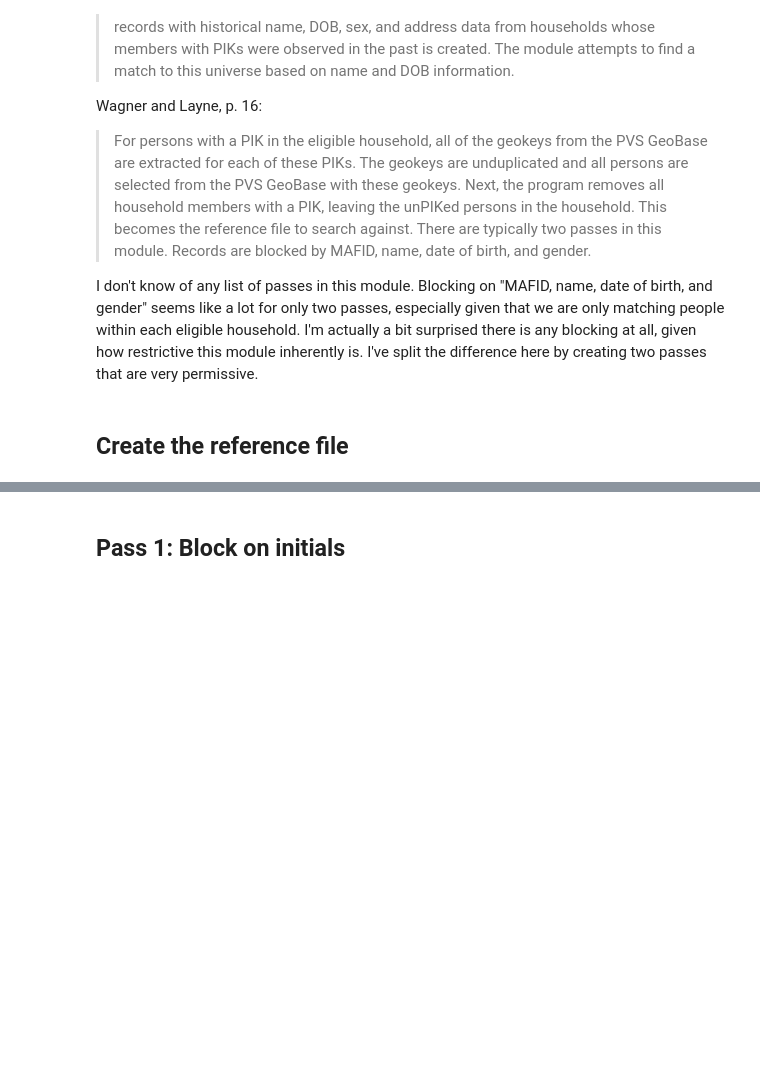
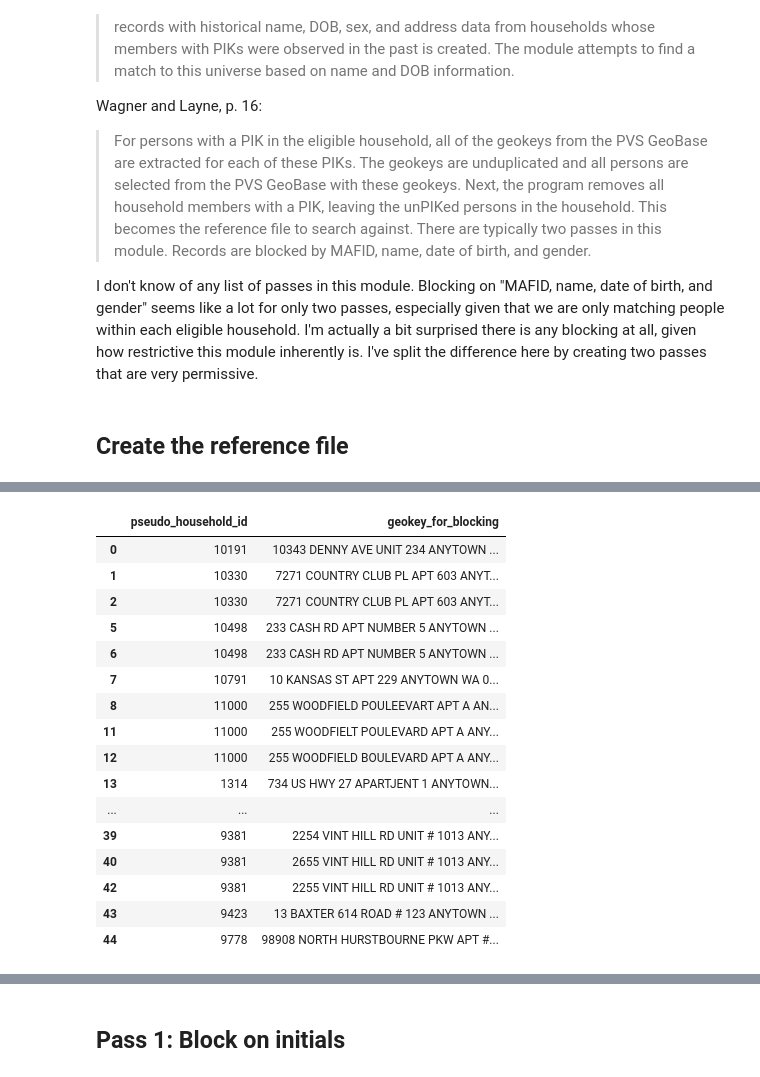
Before and after one commit to ihmeuw/person_linkage_case_study, a Jupyter notebook: person_linkage_case_study_small_sample_pandas_duckdb.ipynb, the cells around one changed output, grey strips where cells are left out. Cells and saved outputs as stored; diff of their text form; code cells hidden in the pictures; blank space fills up the shorter version.

```diff
--- a/person_linkage_case_study_small_sample_pandas_duckdb.ipynb
+++ b/person_linkage_case_study_small_sample_pandas_duckdb.ipynb
@@ -1414,7 +1674,7 @@ Matched 1105 records; 18.50% still eligible to match
 # %%
 person_linkage_cascade.run_matching_pass(
     pass_name="house number and street name Soundex name switch",
-    blocking_columns=["street_number", "street_name_soundex"],
+    blocking_columns=["street_number_for_blocking", "street_name_for_blocking_soundex"],
     input_data_transformation=switch_first_and_last_names,
 )
 # %% [output]
@@ -1759,24 +2018,3 @@ module inherently is.
 I've split the difference here by creating two passes that are very permissive.
 # %% [markdown]
 ## Create the reference file
-# %%
-# TODO: As of now in pseudopeople, our only indicator in the Census data of household
-# is noiseless (ground truth).
-# Instead, we use geokey to approximate the household clustering information that would be
-# present in the real dataset.
-# We should switch to using a (presumably low-noise) household indicator when we have that.
-pseudo_household_id = (
-    df_ops.drop_duplicates(census_2030[["geokey"]])
-        .pipe(df_ops.add_unique_id_col, col_name="pseudo_household_id")
-)
-census_2030 = df_ops.persist(census_2030.merge(pseudo_household_id, on="geokey", how="left"))
-
-piks_with_household = df_ops.persist(
-    census_2030[["pseudo_household_id", "record_id_raw_input_file"]]
-        .merge(person_linkage_cascade.confirmed_piks, on="record_id_raw_input_file", how="left")
-)
-piked_by_household = df_ops.groupby_agg_small_groups(
-    piks_with_household,
-    by="pseudo_household_id",
-    agg_func=lambda x: x.pik.agg(['count', 'size'])
-).reset_index().rename(columns={'count': 'piked'}).assign(unpiked=lambda x: x['size'] - x['piked'])
@@ -1887,0 +2091,26 @@ hhcomp_reference_file
+# %%
+geokeys_by_eligible_household = (
+    piks_by_eligible_household
+        .merge(df_ops.drop_duplicates(geobase_reference_file[["pik", "geokey_for_blocking"]].dropna(subset="geokey_for_blocking")), on="pik")
+        .drop(columns=["pik"])
+        .pipe(df_ops.drop_duplicates)
+)
+geokeys_by_eligible_household
+# %% [output]
+|  | pseudo_household_id | geokey_for_blocking |
+| 0 | 10191 | 10343 DENNY AVE UNIT 234 ANYTOWN ... |
+| 1 | 10330 | 7271 COUNTRY CLUB PL APT 603 ANYT... |
+| 2 | 10330 | 7271 COUNTRY CLUB PL APT 603 ANYT... |
+| 5 | 10498 | 233 CASH RD APT NUMBER 5 ANYTOWN ... |
+| 6 | 10498 | 233 CASH RD APT NUMBER 5 ANYTOWN ... |
+| 7 | 10791 | 10 KANSAS ST APT 229 ANYTOWN WA 0... |
+| 8 | 11000 | 255 WOODFIELD POULEEVART APT A AN... |
+| 11 | 11000 | 255 WOODFIELT POULEVARD APT A ANY... |
+| 12 | 11000 | 255 WOODFIELD BOULEVARD APT A ANY... |
+| 13 | 1314 | 734 US HWY 27 APARTJENT 1 ANYTOWN... |
+| ... | ... | ... |
+| 39 | 9381 | 2254 VINT HILL RD UNIT # 1013 ANY... |
+| 40 | 9381 | 2655 VINT HILL RD UNIT # 1013 ANY... |
+| 42 | 9381 | 2255 VINT HILL RD UNIT # 1013 ANY... |
+| 43 | 9423 | 13 BAXTER 614 ROAD # 123 ANYTOWN ... |
+| 44 | 9778 | 98908 NORTH HURSTBOURNE PKW APT #... |
```
Also changed, not shown: parts of 95 cells of this notebook, 5 other files.
